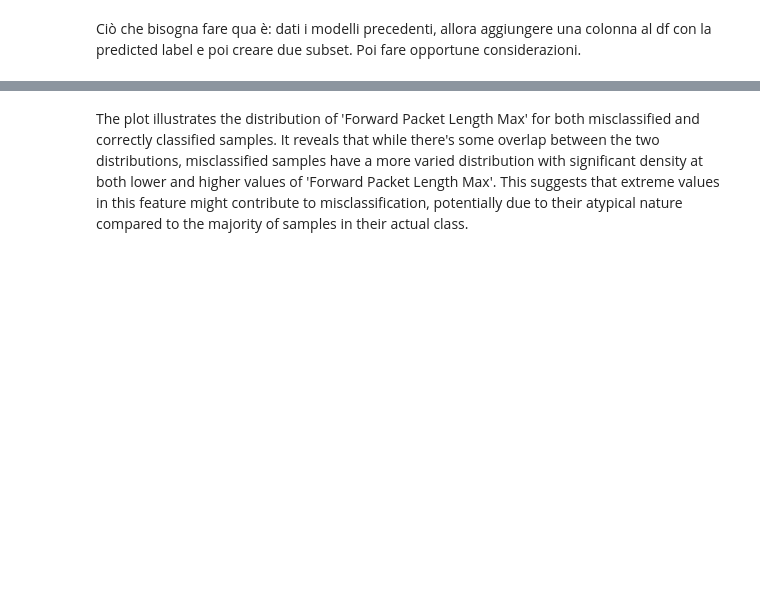
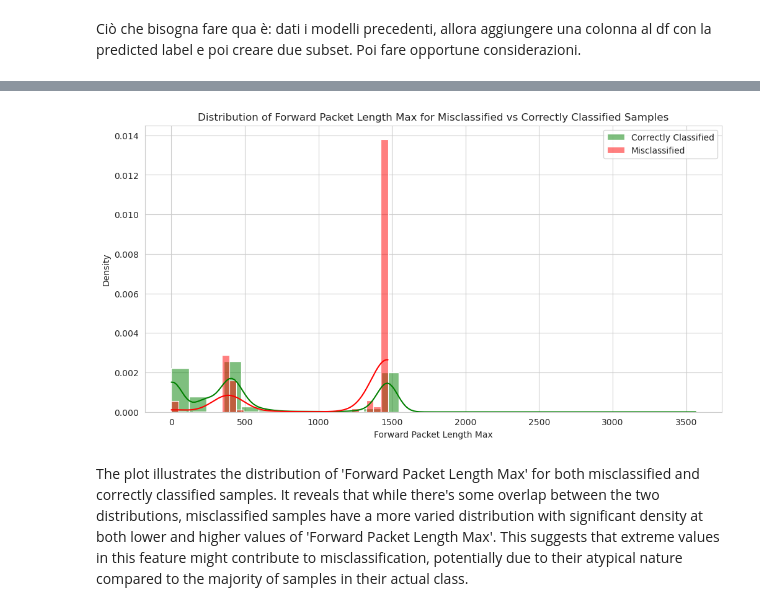
Before and after one commit to n4rciso/DDoS-Detection-using-Machine-Learning, a Jupyter notebook: ToSubmit/ML4N_Project_group9_Section_2.ipynb, the cells around one changed output, grey strips where cells are left out. Drawn from its saved outputs; the diff is of its cells as text; code cells hidden in the pictures; blank space fills up the shorter version.

```diff
--- a/ToSubmit/ML4N_Project_group9_Section_2.ipynb
+++ b/ToSubmit/ML4N_Project_group9_Section_2.ipynb
@@ -249,3 +396,26 @@ plt.show()
+# %%
+# Prepare data for plotting: Compare distributions of 'Fwd Packet Length Max' for misclassified vs correctly classified samples
+correctly_classified_df = df_withPred[df_withPred['misclassified'] == False]
+misclassified_df = df_withPred[df_withPred['misclassified'] == True]
+# %%
+misclassified_fwd_pkt_len_max = misclassified_df['Fwd Packet Length Max']
+correctly_classified_fwd_pkt_len_max = correctly_classified_df['Fwd Packet Length Max']
+# %%
+# Set the style of the visualizations
+sns.set_style("whitegrid")
+# Plot distributions
+plt.figure(figsize=(12, 6))
+sns.histplot(correctly_classified_fwd_pkt_len_max, color="green", label="Correctly Classified", kde=True, stat="density", bins=30)
+sns.histplot(misclassified_fwd_pkt_len_max, color="red", label="Misclassified", kde=True, stat="density", bins=30)
+plt.xlabel('Forward Packet Length Max')
+plt.ylabel('Density')
+plt.title('Distribution of Forward Packet Length Max for Misclassified vs Correctly Classified Samples')
+plt.legend()
+os.makedirs('plots_s4', exist_ok=True)  # Create a directory to store the plots if it doesn't exist
+plt.savefig(f'plots_s4/Distribution of Forward Packet Length Max for Misclassified vs Correctly Classified Samples')
+plt.show()
+# %% [output]
+[figure, added]
 # %% [markdown]
 The plot illustrates the distribution of 'Forward Packet Length Max' for both misclassified and correctly classified samples. It reveals that while there's some overlap between the two distributions, misclassified samples have a more varied distribution with significant density at both lower and higher values of 'Forward Packet Length Max'. This suggests that extreme values in this feature might contribute to misclassification, potentially due to their atypical nature compared to the majority of samples in their actual class.
 # %%
```
Also changed, not shown: parts of 17 cells of this notebook.
